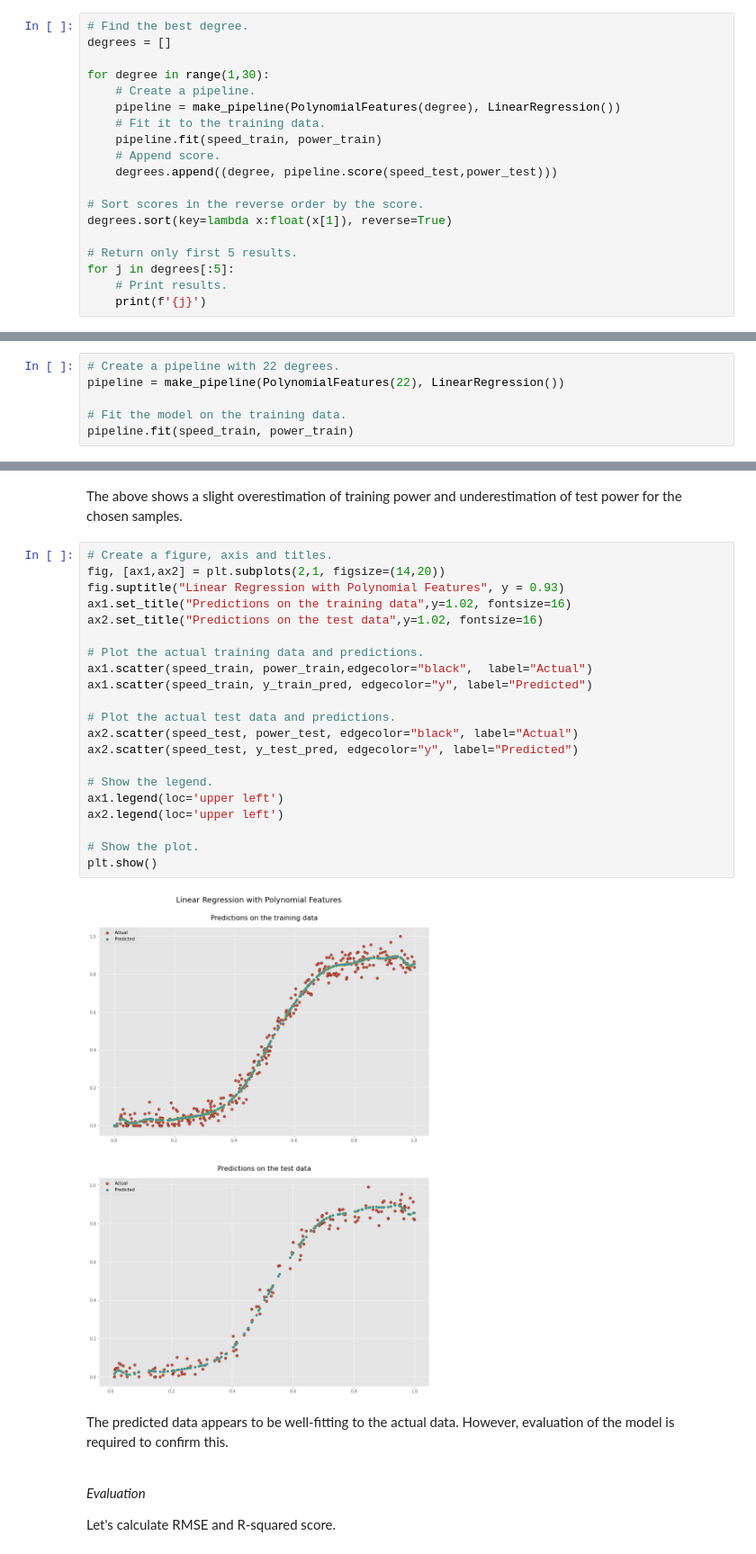
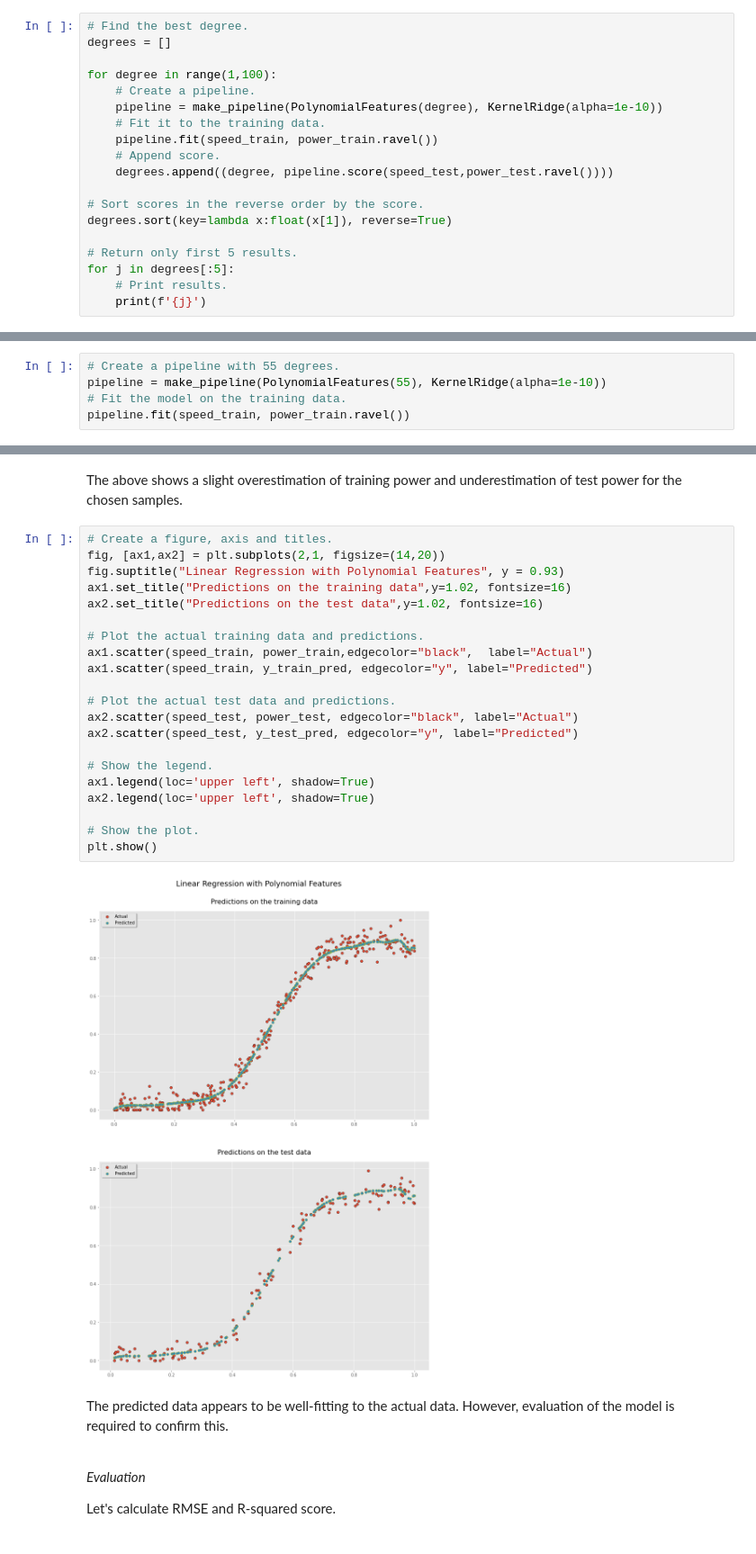
Before and after one commit to olgarozhdestvina/Machine-Learning-and-Statistics-Project, a Jupyter notebook: Power_production_model.ipynb, the cells around one changed output, grey strips where cells are left out. Shown at 90% size. Saved outputs shown, nothing was run; the diff lists cells and outputs as text.

```diff
--- a/Power_production_model.ipynb
+++ b/Power_production_model.ipynb
@@ -262,13 +263,13 @@ The first step to building the model is applying polynomial features. In oder to
 # Find the best degree.
 degrees = []
 
-for degree in range(1,30):
+for degree in range(1,100):
     # Create a pipeline.
-    pipeline = make_pipeline(PolynomialFeatures(degree), LinearRegression())
+    pipeline = make_pipeline(PolynomialFeatures(degree), KernelRidge(alpha=1e-10))
     # Fit it to the training data.
-    pipeline.fit(speed_train, power_train)
+    pipeline.fit(speed_train, power_train.ravel())
     # Append score.
-    degrees.append((degree, pipeline.score(speed_test,power_test)))
+    degrees.append((degree, pipeline.score(speed_test,power_test.ravel())))
 
 # Sort scores in the reverse order by the score.
 degrees.sort(key=lambda x:float(x[1]), reverse=True)
@@ -289,7 +290,6 @@ The results found that the degree 22 scores the best.
 # %%
-# Create a pipeline with 22 degrees.
-pipeline = make_pipeline(PolynomialFeatures(22), LinearRegression())
-
+# Create a pipeline with 55 degrees.
+pipeline = make_pipeline(PolynomialFeatures(55), KernelRidge(alpha=1e-10))
 # Fit the model on the training data.
-pipeline.fit(speed_train, power_train)
+pipeline.fit(speed_train, power_train.ravel())
 # %% [output]
@@ -336,26 +336,26 @@ The above shows a slight overestimation of training power and underestimation of
 # %%
 # Create a figure, axis and titles.
 fig, [ax1,ax2] = plt.subplots(2,1, figsize=(14,20))
 fig.suptitle("Linear Regression with Polynomial Features", y = 0.93)
 ax1.set_title("Predictions on the training data",y=1.02, fontsize=16)
 ax2.set_title("Predictions on the test data",y=1.02, fontsize=16)
 
 # Plot the actual training data and predictions.
 ax1.scatter(speed_train, power_train,edgecolor="black",  label="Actual")
 ax1.scatter(speed_train, y_train_pred, edgecolor="y", label="Predicted")
 
 # Plot the actual test data and predictions.
 ax2.scatter(speed_test, power_test, edgecolor="black", label="Actual")
 ax2.scatter(speed_test, y_test_pred, edgecolor="y", label="Predicted")
 
 # Show the legend.
-ax1.legend(loc='upper left')
-ax2.legend(loc='upper left')
+ax1.legend(loc='upper left', shadow=True)
+ax2.legend(loc='upper left', shadow=True)
 
 # Show the plot.
 plt.show()
 # %% [output]
-[figure, old version]
+[figure, new version]
 # %% [markdown]
 The predicted data appears to be well-fitting to the actual data. However, evaluation of the model is required to confirm this.
 
```
Also changed, not shown: parts of 15 cells of this notebook, 2 other files.
